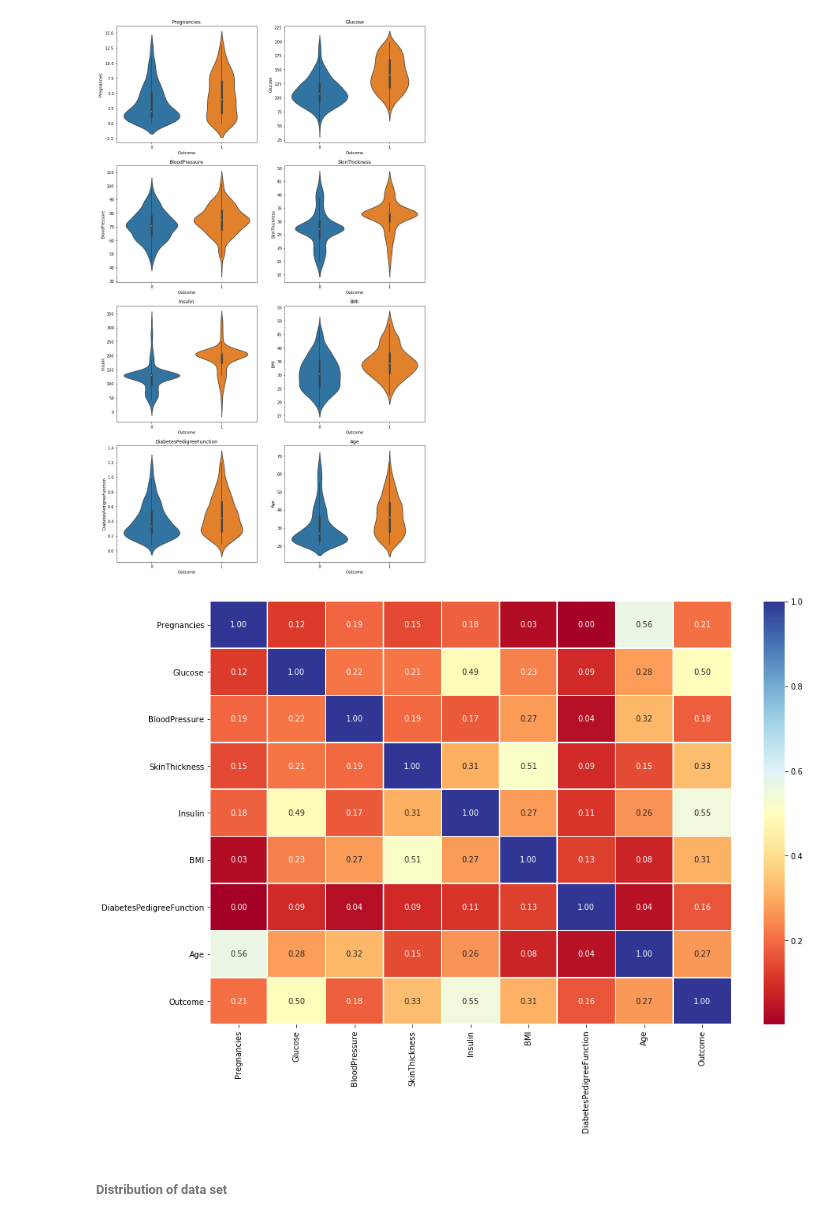
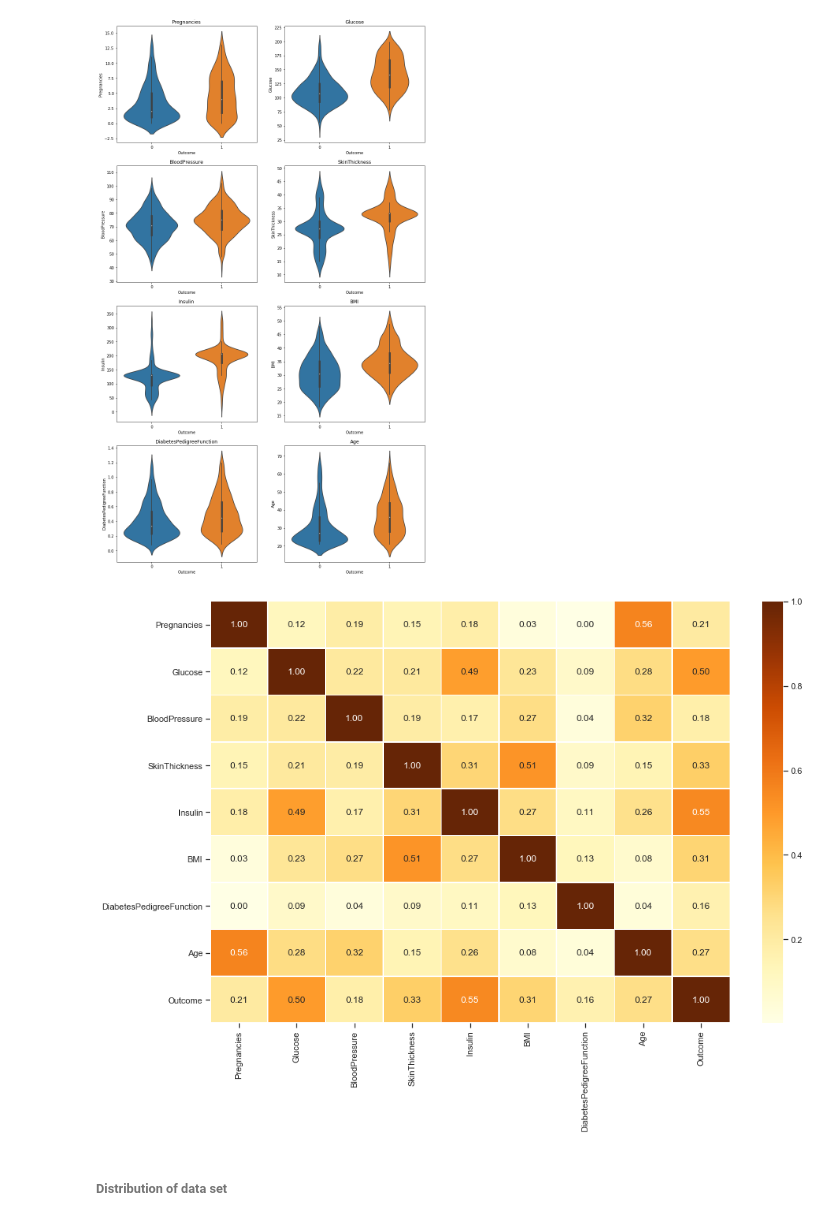
Before and after one commit to mayurraj876/Diabetes-Prediction, a Jupyter notebook: PROJECT.ipynb, the cells around one changed output. Drawn from its saved outputs; the diff is of its cells as text; code cells hidden in the pictures.

```diff
--- a/PROJECT.ipynb
+++ b/PROJECT.ipynb
@@ -120,0 +117,4 @@ violin_plot()
+# %%
+violin_plot()
+sns.set(style="ticks", color_codes=True)
+sns.pairplot(data,hue='Outcome',palette='gnuplot');
@@ -161,0 +165,4 @@ plt.show()
+# %%
+
+sns.set(style="ticks", color_codes=True)
+sns.pairplot(data,hue='Outcome',palette='gnuplot');
@@ -169,10 +178,10 @@ data_std=z_score(data)
 # %%
 # It shows the correlation(positive,neagative) between different columns(only integer value columns)
 corr_matrix = data_std.corr()
 fig,ax = plt.subplots(figsize=(15,10))
-ax = sns.heatmap(corr_matrix,annot=True,linewidth=0.5,fmt=".2f",cmap="RdYlBu")
+ax = sns.heatmap(corr_matrix,annot=True,linewidth=0.5,fmt=".2f",cmap="YlOrBr")
 # %% [output]
-[figure, old version]
+[figure, new version]
 # %% [markdown]
 ###### Distribution of data set
 # %%
```
Also changed, not shown: parts of 11 cells of this notebook, 3 other files.
